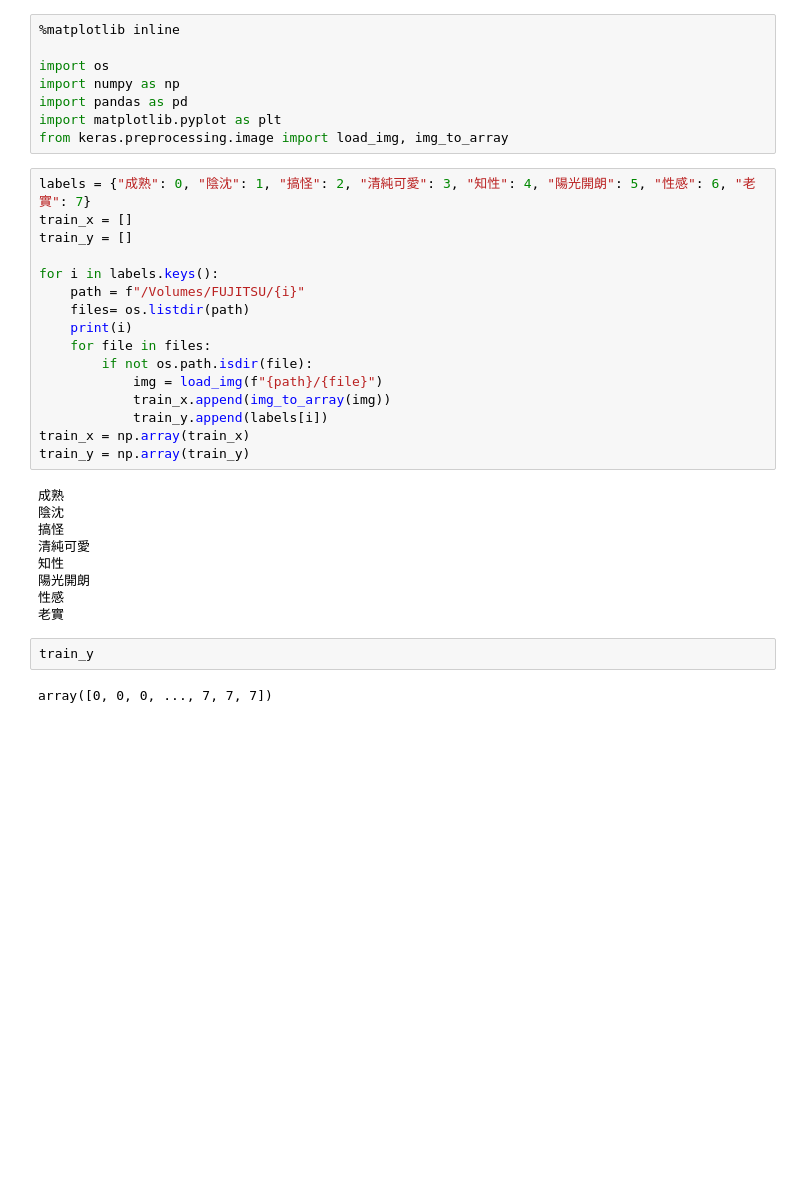
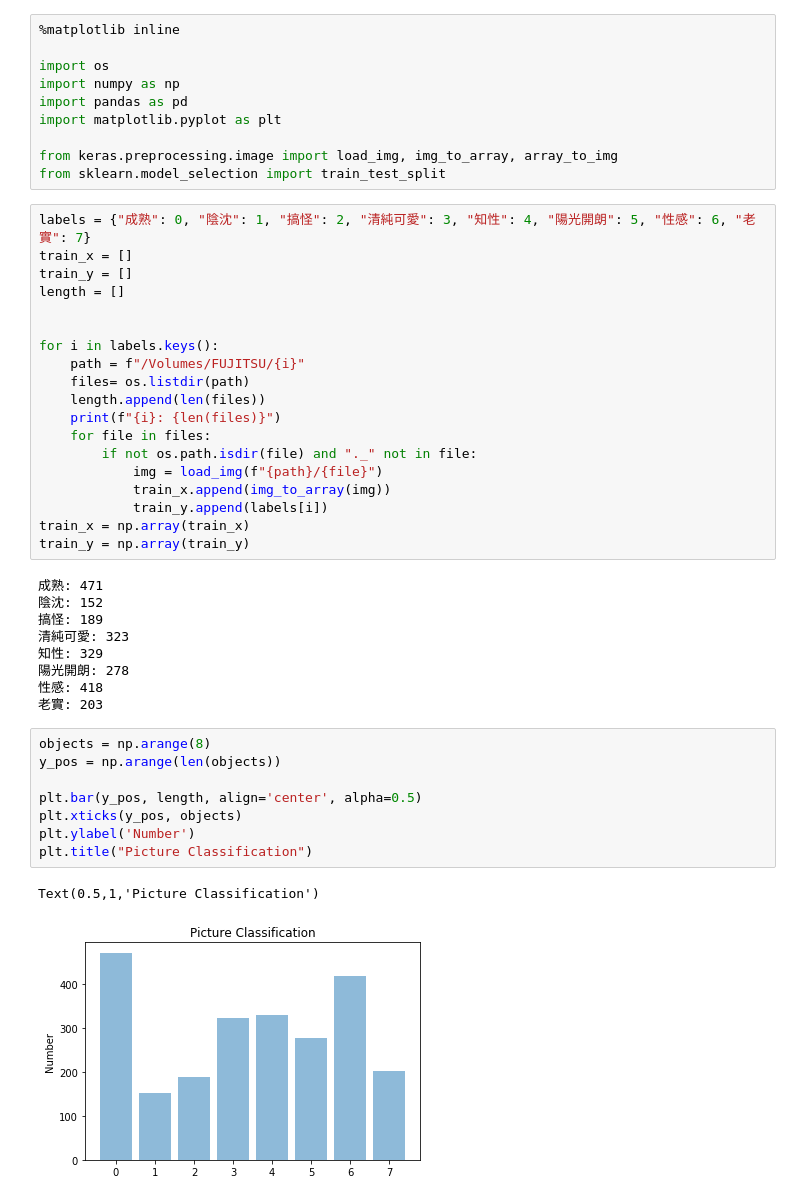
Before and after one commit to stanleychu2/AI-jupyter, a Jupyter notebook: final_project.ipynb, the cells around one changed output. Drawn from its saved outputs; the diff is of its cells as text; blank space fills up the shorter version.

```diff
--- a/final_project.ipynb
+++ b/final_project.ipynb
@@ -5,33 +5,45 @@ import os
 import numpy as np
 import pandas as pd
 import matplotlib.pyplot as plt
-from keras.preprocessing.image import load_img, img_to_array
+
+from keras.preprocessing.image import load_img, img_to_array, array_to_img
+from sklearn.model_selection import train_test_split
 # %%
 labels = {"成熟": 0, "陰沈": 1, "搞怪": 2, "清純可愛": 3, "知性": 4, "陽光開朗": 5, "性感": 6, "老實": 7}
 train_x = []
 train_y = []
+length = []
+
 
 for i in labels.keys():
     path = f"/Volumes/FUJITSU/{i}"
     files= os.listdir(path)
-    print(i)
+    length.append(len(files))
+    print(f"{i}: {len(files)}")
     for file in files:
-        if not os.path.isdir(file):
+        if not os.path.isdir(file) and "._" not in file:
             img = load_img(f"{path}/{file}")
             train_x.append(img_to_array(img))
             train_y.append(labels[i])
 train_x = np.array(train_x)
 train_y = np.array(train_y)
 # %% [output]
-成熟
-陰沈
-搞怪
-清純可愛
-知性
-陽光開朗
-性感
-老實
+成熟: 471
+陰沈: 152
+搞怪: 189
+清純可愛: 323
+知性: 329
+陽光開朗: 278
+性感: 418
+老實: 203
-# %%
-train_y
-# %% [output]
-array([0, 0, 0, ..., 7, 7, 7])
+# %%
+objects = np.arange(8)
+y_pos = np.arange(len(objects))
+
+plt.bar(y_pos, length, align='center', alpha=0.5)
+plt.xticks(y_pos, objects)
+plt.ylabel('Number')
+plt.title("Picture Classification")
+# %% [output]
+Text(0.5,1,'Picture Classification')
+[figure, added]
```
Also changed, not shown: parts of 12 cells of this notebook.
